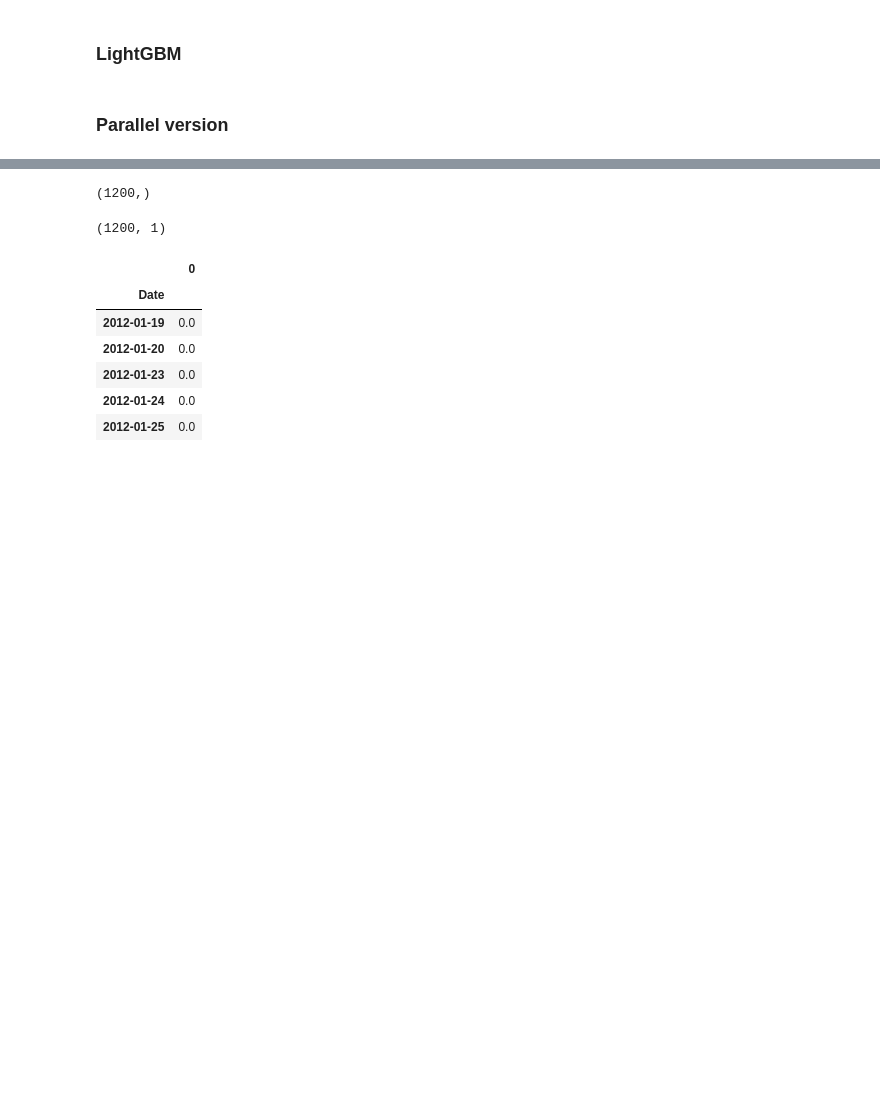
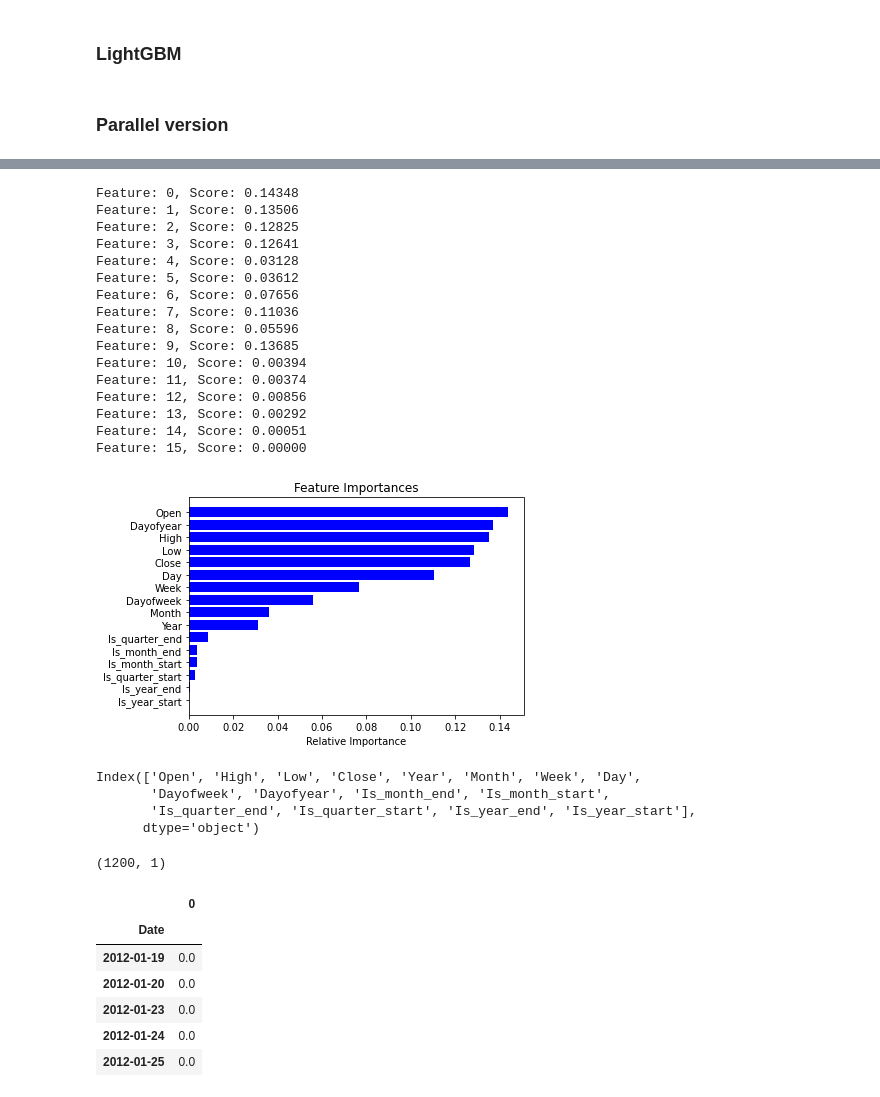
Before and after one commit to chocochip13/stock-price, a Jupyter notebook: notebooks/stock-price.ipynb, the cells around one changed output, grey strips where cells are left out. Drawn from its saved outputs; the diff is of its cells as text; code cells hidden in the pictures; blank space fills up the shorter version.

```diff
--- a/notebooks/stock-price.ipynb
+++ b/notebooks/stock-price.ipynb
@@ -173,4 +199,0 @@ Training score:  0.941161494227646
-# %%
-Y_test_preds.shape
-# %% [output]
-(1200,)
@@ -186,3 +200,41 @@ def submitformat(df, test_df):
+# %%
+importances = model.feature_importances_
+indices = np.argsort(importances)
+# summarize feature importance
+for i,v in enumerate(importances):
+	print('Feature: %0d, Score: %.5f' % (i,v))
+# plot feature importance
+features = X_train.columns
+plt.title('Feature Importances')
+plt.barh(range(len(indices)), importances[indices], color='b', align='center')
+plt.yticks(range(len(indices)), [features[i] for i in indices])
+plt.xlabel('Relative Importance')
+plt.show()
+# %% [output]
+Feature: 0, Score: 0.14348
+Feature: 1, Score: 0.13506
+Feature: 2, Score: 0.12825
+Feature: 3, Score: 0.12641
+Feature: 4, Score: 0.03128
+Feature: 5, Score: 0.03612
+Feature: 6, Score: 0.07656
+Feature: 7, Score: 0.11036
+Feature: 8, Score: 0.05596
+Feature: 9, Score: 0.13685
+Feature: 10, Score: 0.00394
+Feature: 11, Score: 0.00374
+Feature: 12, Score: 0.00856
+Feature: 13, Score: 0.00292
+Feature: 14, Score: 0.00051
+Feature: 15, Score: 0.00000
+[figure, added]
+# %%
+X_train.columns
+# %% [output]
+Index(['Open', 'High', 'Low', 'Close', 'Year', 'Month', 'Week', 'Day',
+       'Dayofweek', 'Dayofyear', 'Is_month_end', 'Is_month_start',
+       'Is_quarter_end', 'Is_quarter_start', 'Is_year_end', 'Is_year_start'],
+      dtype='object')
 # %%
 Y_test_preds[Y_test_preds > 0.5] = 1
 Y_test_preds[Y_test_preds <= 0.5] = 0
```
Also changed, not shown: parts of 18 cells of this notebook.
